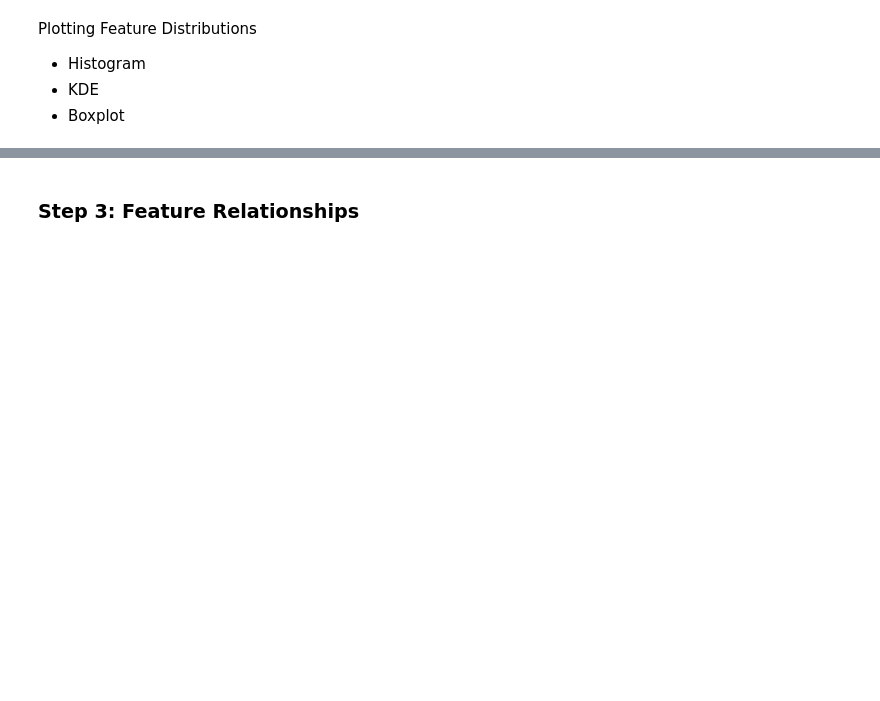
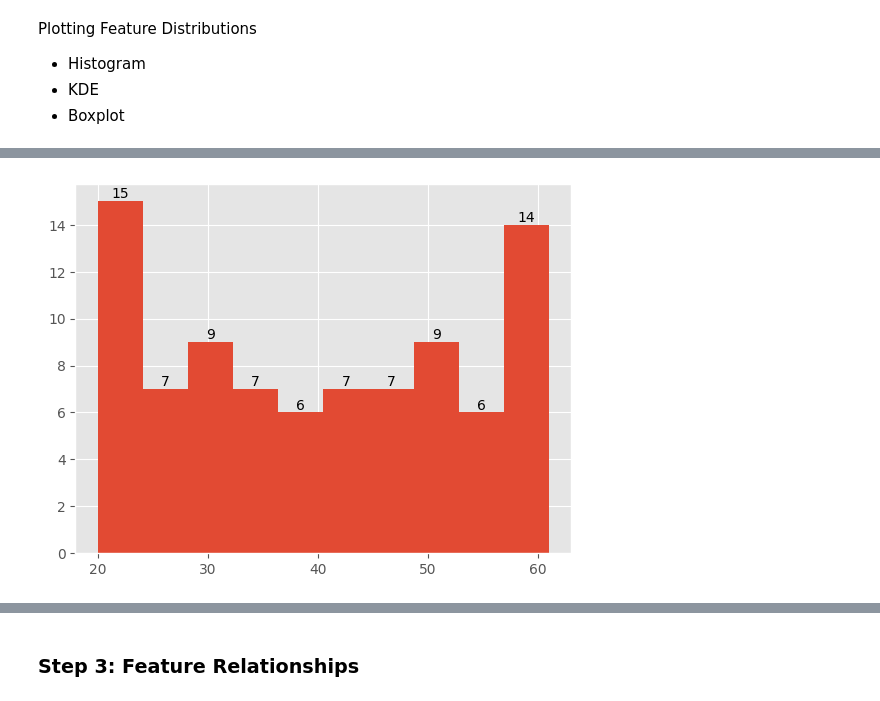
Before and after one commit to lubomirovna/Data_Glacier_Virtual_Internship, a Jupyter notebook: Week_10/eda.ipynb, the cells around one changed output, grey strips where cells are left out. Drawn from its saved outputs; the diff is of its cells as text; code cells hidden in the pictures; blank space fills up the shorter version.

```diff
--- a/Week_10/eda.ipynb
+++ b/Week_10/eda.ipynb
@@ -77 +81,21 @@ Text(0, 0.5, 'Count')
+# %%
+# Visualize the distribution of numerical variables
+fig, ax = plt.subplots()
+
+# a histogram returns 3 objects : n (i.e. frequncies), bins, patches
+freq, bins, patches = ax.hist(df['Age'])
+
+# x coordinate for labels
+bin_centers = np.diff(bins)*0.5 + bins[:-1]
+
+for n, (fr, x, patch) in enumerate(zip(freq, bin_centers, patches)):
+    height = int(freq[n])
+    plt.annotate("{}".format(height),
+               xy = (x, height),             # top left corner of the histogram bar
+               xytext = (0,0.2),             # offsetting label position above its bar
+               textcoords = "offset points", # Offset (in points) from the *xy* value
+               ha = 'center', va = 'bottom'
+               )
+# %% [output]
+[figure, added]
 # %%
```
Also changed, not shown: parts of 3 cells of this notebook.
